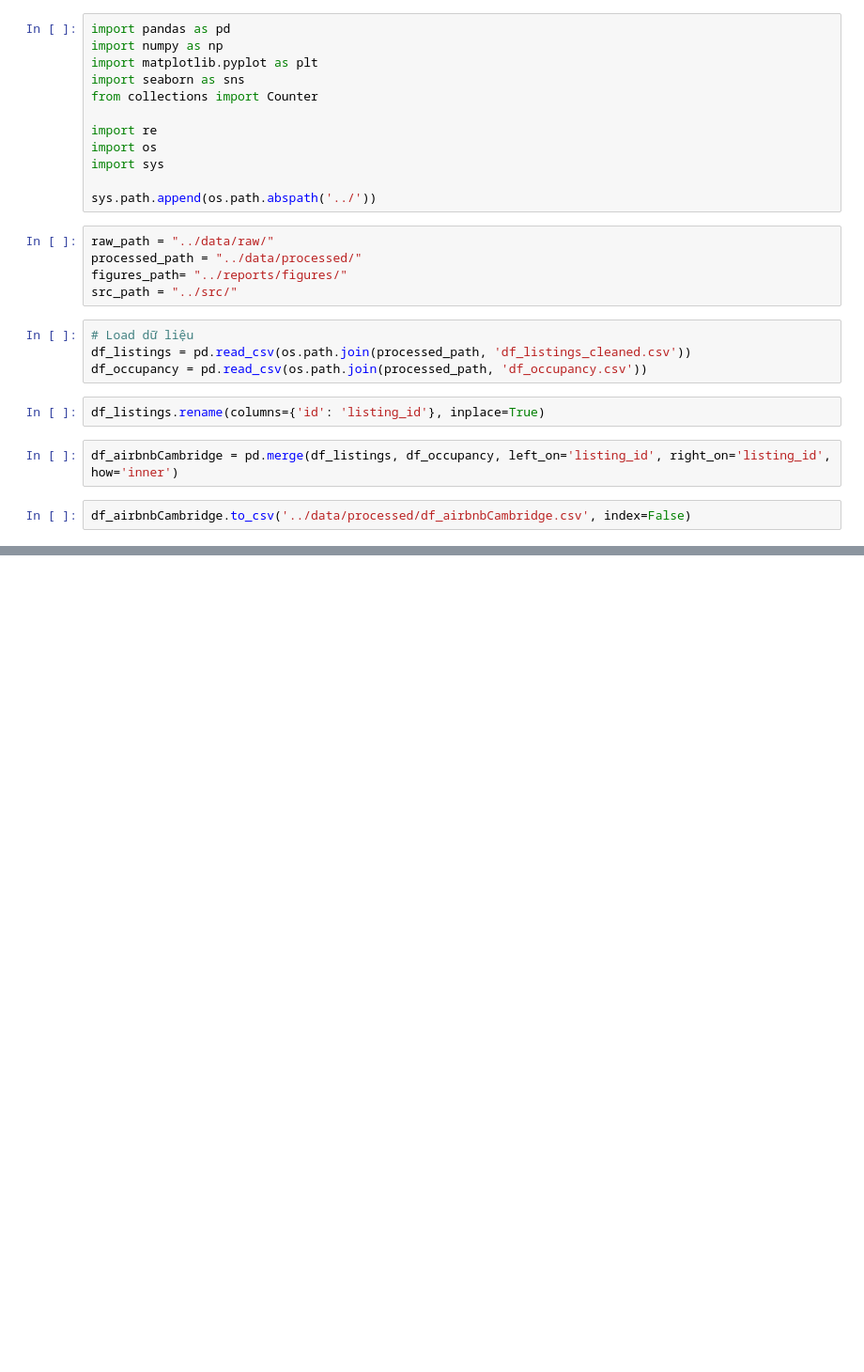
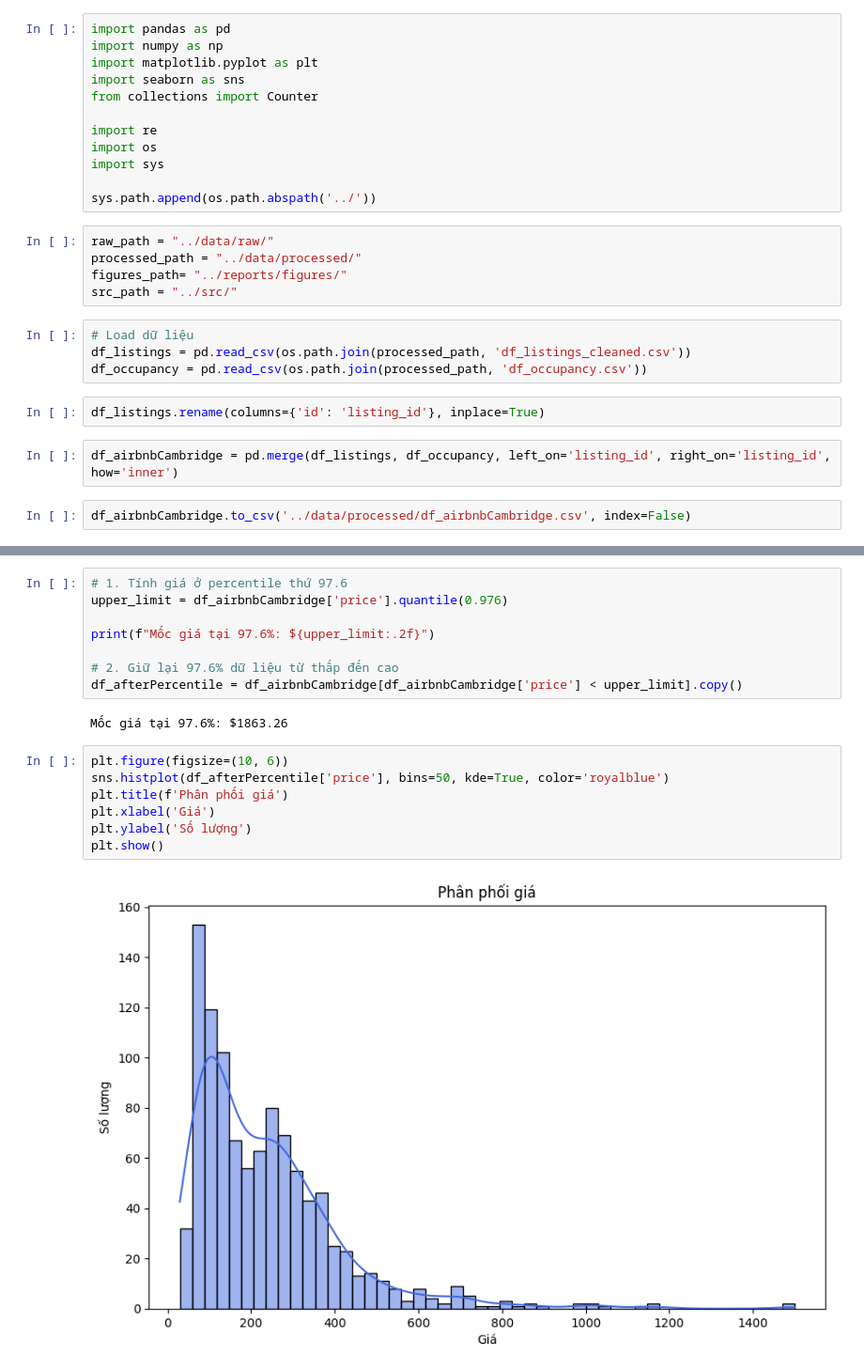
Before and after one commit to baokhanhth/Group01_Data_Analysis, a Jupyter notebook: notebooks/merge_and_eda.ipynb, the cells around one changed output, grey strips where cells are left out. Shown at 94% size. Saved outputs shown, nothing was run; the diff lists cells and outputs as text; blank space fills up the shorter version.

```diff
--- a/notebooks/merge_and_eda.ipynb
+++ b/notebooks/merge_and_eda.ipynb
@@ -90,0 +100,19 @@ df_airbnbCambridge.describe()
+# %%
+# 1. Tính giá ở percentile thứ 97.6
+upper_limit = df_airbnbCambridge['price'].quantile(0.976)
+
+print(f"Mốc giá tại 97.6%: ${upper_limit:.2f}")
+
+# 2. Giữ lại 97.6% dữ liệu từ thấp đến cao
+df_afterPercentile = df_airbnbCambridge[df_airbnbCambridge['price'] < upper_limit].copy()
+# %% [output]
+Mốc giá tại 97.6%: $1863.26
+# %%
+plt.figure(figsize=(10, 6))
+sns.histplot(df_afterPercentile['price'], bins=50, kde=True, color='royalblue')
+plt.title(f'Phân phối giá')
+plt.xlabel('Giá')
+plt.ylabel('Số lượng')
+plt.show()
+# %% [output]
+[figure, added]
```
Also changed, not shown: parts of 14 cells of this notebook, 3 other files.
